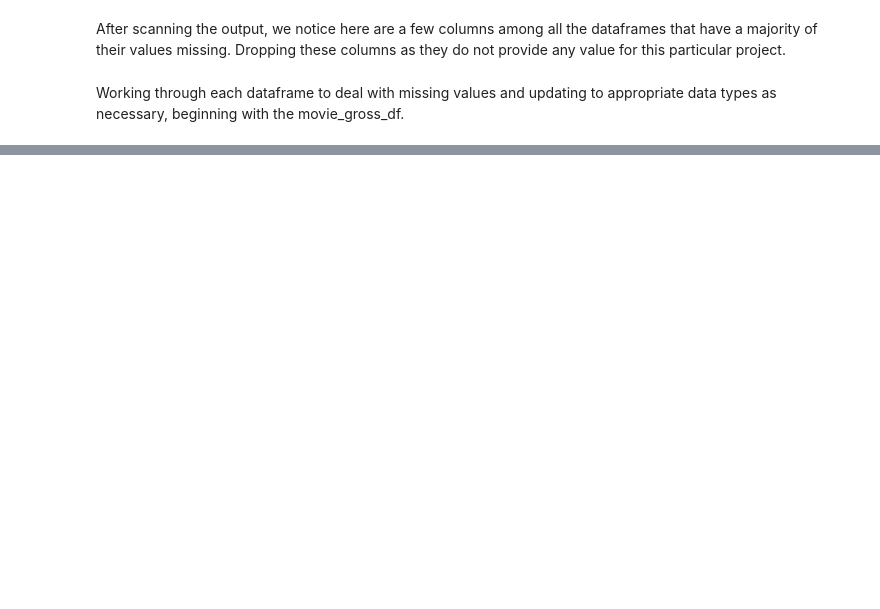
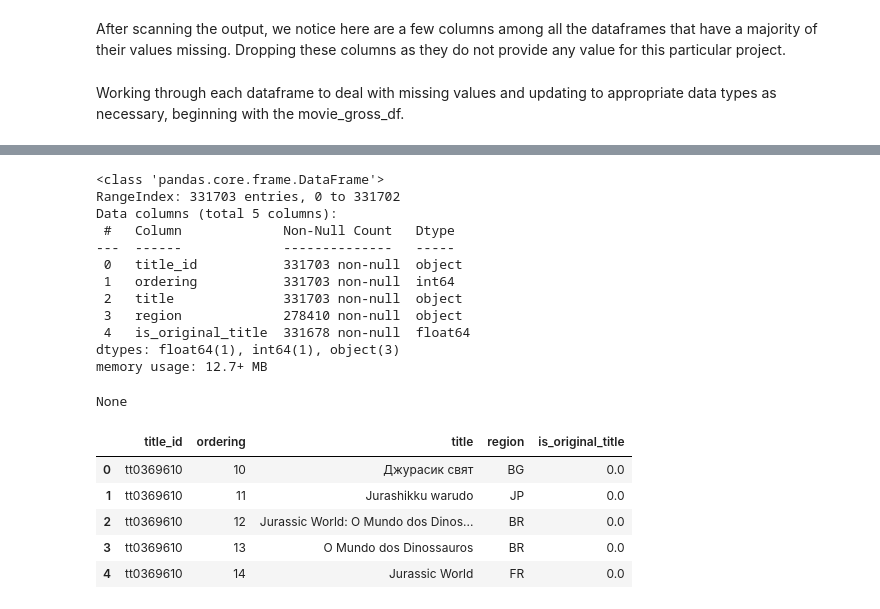
Before and after one commit to jonvis23/Movie-Industry-Analysis, a Jupyter notebook: movies-analysis.ipynb, the cells around one changed output, grey strips where cells are left out. Cells and saved outputs as stored; diff of their text form; code cells hidden in the pictures; blank space fills up the shorter version.

```diff
--- a/movies-analysis.ipynb
+++ b/movies-analysis.ipynb
@@ -85,0 +264,24 @@ movie_gross_df.info()
+# %%
+#Preview the data
+display(movie_title_akas_df.info())
+movie_title_akas_df.head()
+# %% [output]
+<class 'pandas.core.frame.DataFrame'>
+RangeIndex: 331703 entries, 0 to 331702
+Data columns (total 5 columns):
+ #   Column             Non-Null Count   Dtype
+---  ------             --------------   -----
+ 0   title_id           331703 non-null  object
+ 1   ordering           331703 non-null  int64
+ 2   title              331703 non-null  object
+ 3   region             278410 non-null  object
+ 4   is_original_title  331678 non-null  float64
+dtypes: float64(1), int64(1), object(3)
+memory usage: 12.7+ MB
+None
+|  | title_id | ordering | title | region | is_original_title |
+| 0 | tt0369610 | 10 | Джурасик свят | BG | 0.0 |
+| 1 | tt0369610 | 11 | Jurashikku warudo | JP | 0.0 |
+| 2 | tt0369610 | 12 | Jurassic World: O Mundo dos Dinos... | BR | 0.0 |
+| 3 | tt0369610 | 13 | O Mundo dos Dinossauros | BR | 0.0 |
+| 4 | tt0369610 | 14 | Jurassic World | FR | 0.0 |
```
Also changed, not shown: parts of 33 cells of this notebook.
